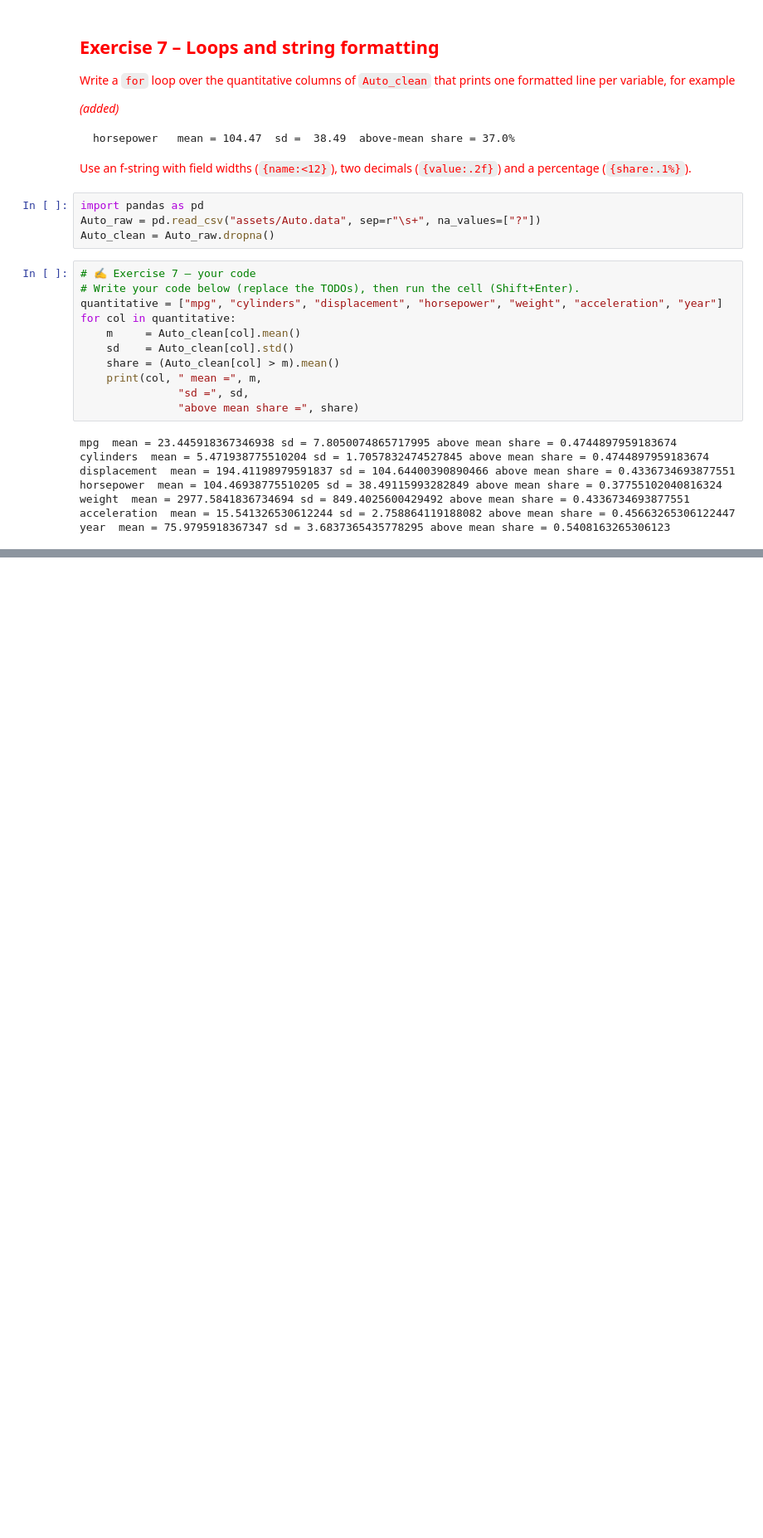
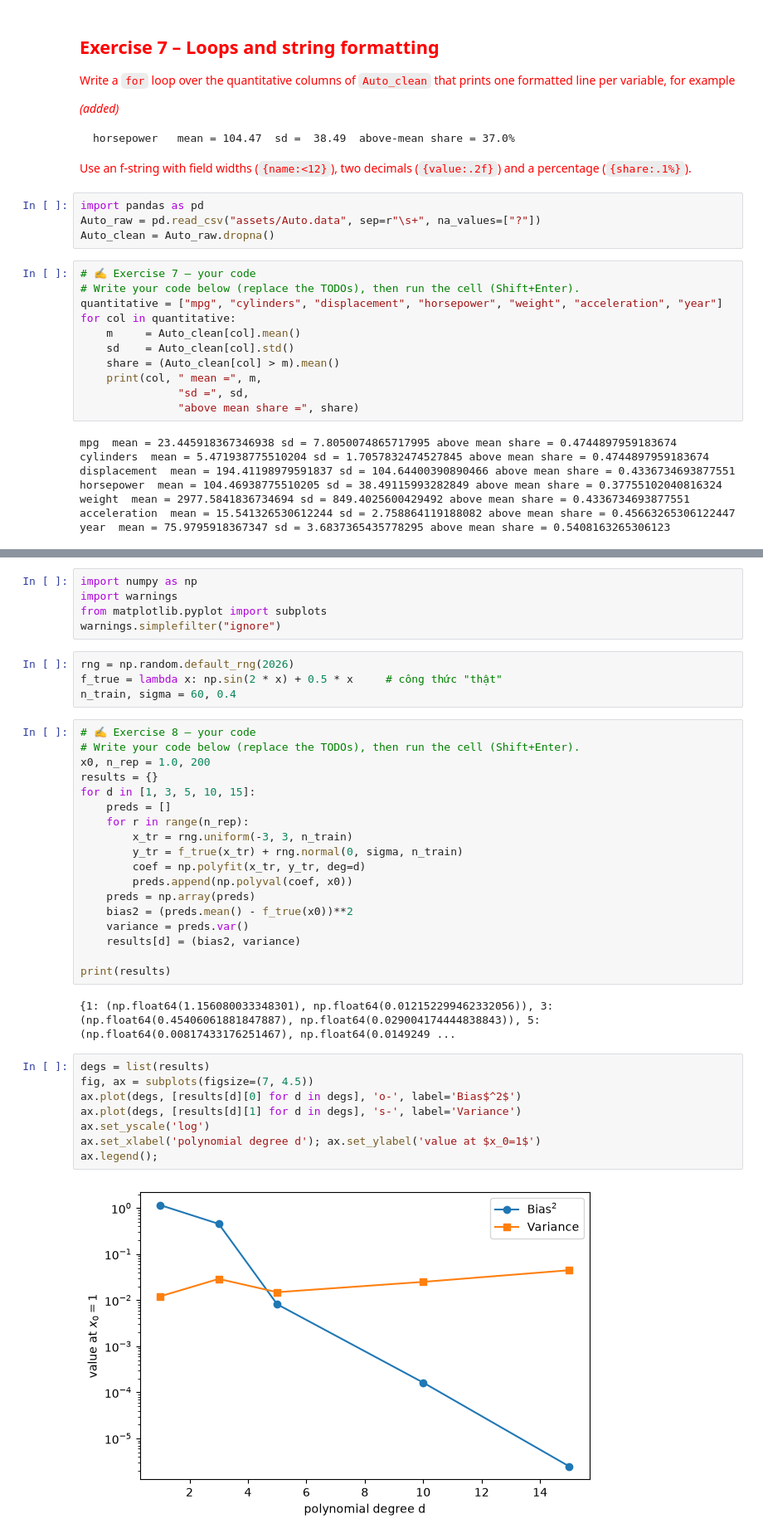
Before and after one commit to CozyCode890/IT171IU-labs, a Jupyter notebook: IT171IU_Lab01_Lê Thái Đức Tùng_ITDSIU24055.ipynb, the cells around one changed output, grey strips where cells are left out. Shown at 83% size. Cells and saved outputs as stored; diff of their text form; blank space fills up the shorter version.

```diff
--- a/IT171IU_Lab01_Lê Thái Đức Tùng_ITDSIU24055.ipynb
+++ b/IT171IU_Lab01_Lê Thái Đức Tùng_ITDSIU24055.ipynb
@@ -464,0 +471,39 @@ year  mean = 75.9795918367347 sd = 3.6837365435778295 above mean share = 0.54081
+# %%
+import numpy as np
+import warnings
+from matplotlib.pyplot import subplots
+warnings.simplefilter("ignore")
+# %%
+rng = np.random.default_rng(2026)
+f_true = lambda x: np.sin(2 * x) + 0.5 * x     # công thức "thật"
+n_train, sigma = 60, 0.4
+# %%
+# ✍️ Exercise 8 – your code
+# Write your code below (replace the TODOs), then run the cell (Shift+Enter).
+x0, n_rep = 1.0, 200
+results = {}
+for d in [1, 3, 5, 10, 15]:
+    preds = []
+    for r in range(n_rep):
+        x_tr = rng.uniform(-3, 3, n_train)
+        y_tr = f_true(x_tr) + rng.normal(0, sigma, n_train)
+        coef = np.polyfit(x_tr, y_tr, deg=d)
+        preds.append(np.polyval(coef, x0))
+    preds = np.array(preds)
+    bias2 = (preds.mean() - f_true(x0))**2
+    variance = preds.var()
+    results[d] = (bias2, variance)
+
+print(results)
+# %% [output]
+{1: (np.float64(1.156080033348301), np.float64(0.012152299462332056)), 3: (np.float64(0.45406061881847887), np.float64(0.029004174444838843)), 5: (np.float64(0.00817433176251467), np.float64(0.0149249 ...
+# %%
+degs = list(results)
+fig, ax = subplots(figsize=(7, 4.5))
+ax.plot(degs, [results[d][0] for d in degs], 'o-', label='Bias$^2$')
+ax.plot(degs, [results[d][1] for d in degs], 's-', label='Variance')
+ax.set_yscale('log')
+ax.set_xlabel('polynomial degree d'); ax.set_ylabel('value at $x_0=1$')
+ax.legend();
+# %% [output]
+[figure, added]
```
Also changed, not shown: parts of 9 cells of this notebook, 1 other file.
